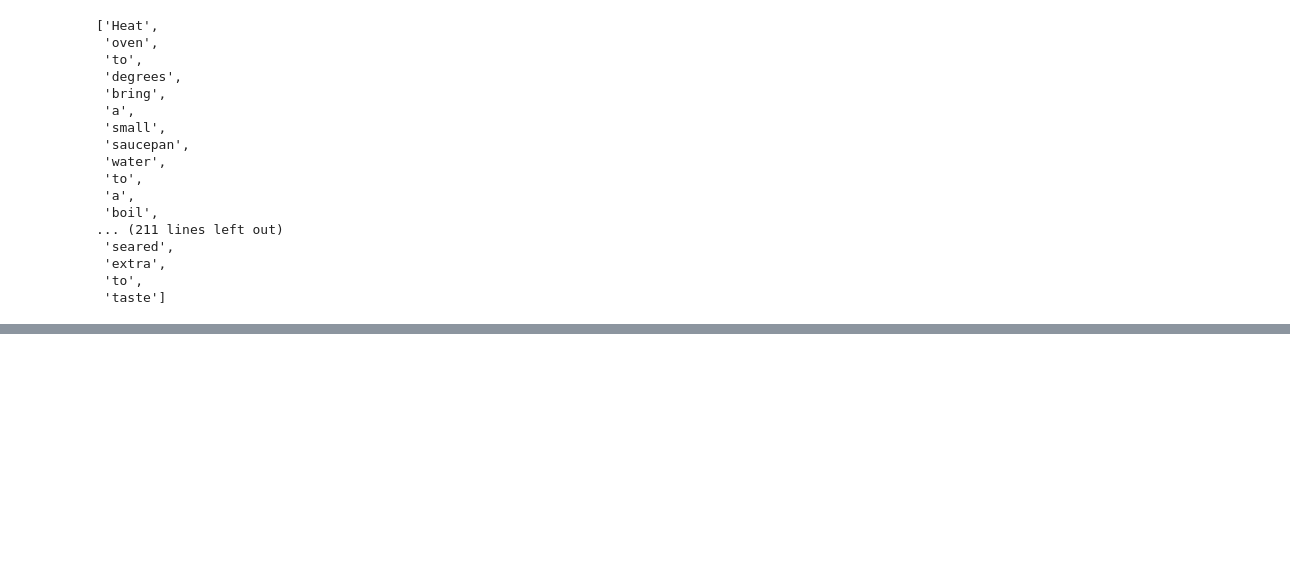
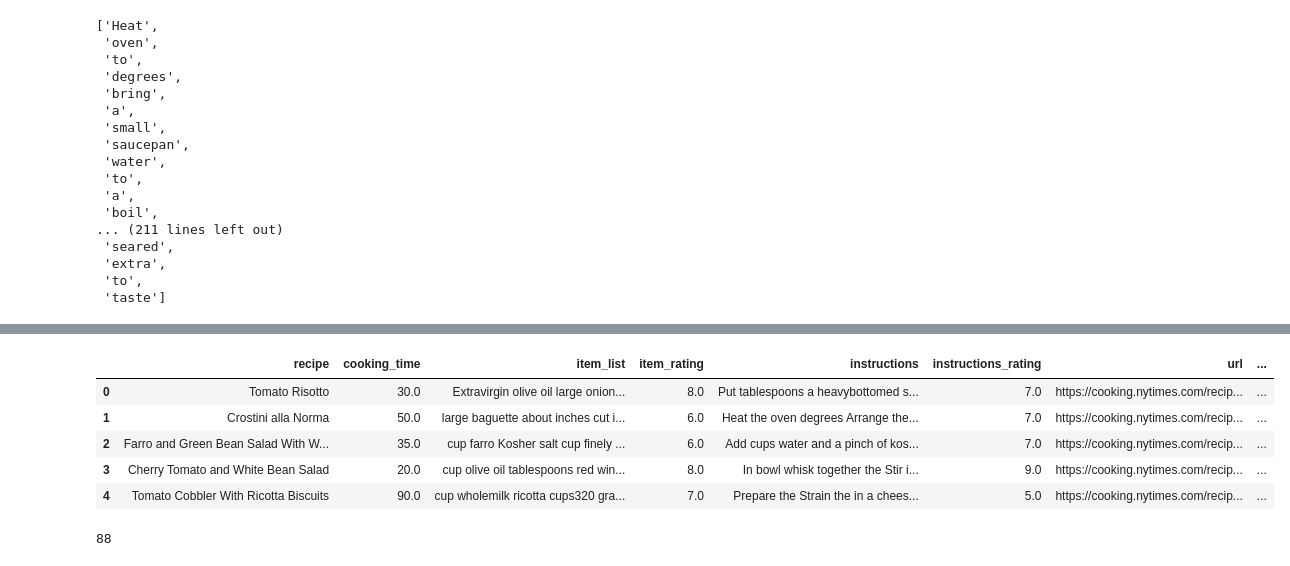
Before and after one commit to max-miller/apocalypse_cooking, a Jupyter notebook: data_prep_and_modeling.ipynb, the cells around one changed output, grey strips where cells are left out. Saved outputs shown, nothing was run; the diff lists cells and outputs as text; code cells hidden in the pictures; blank space fills up the shorter version.

```diff
--- a/data_prep_and_modeling.ipynb
+++ b/data_prep_and_modeling.ipynb
@@ -293,0 +353,24 @@ instructions_bag(items_list,recipe_list)
+# %%
+import os
+from os import listdir
+rating_dfs = list(filter(lambda x: ".xlsx" in x , listdir("rated")))
+master_ratings = pd.DataFrame()
+for file in rating_dfs:
+    master_ratings = pd.concat([master_ratings,pd.read_excel(f'rated/{file}')])
+# %%
+master_ratings = data_processing(master_ratings)
+# %%
+master_ratings['item_list_dummy'] = [1 if x>=7 else 0 for x in master_ratings['item_rating']]
+master_ratings.head()
+# %% [output]
+|  | recipe | cooking_time | item_list | item_rating | instructions | instructions_rating | url | ... |
+| 0 | Tomato Risotto | 30.0 | Extravirgin olive oil large onion... | 8.0 | Put tablespoons a heavybottomed s... | 7.0 | https://cooking.nytimes.com/recip... | ... |
+| 1 | Crostini alla Norma | 50.0 | large baguette about inches cut i... | 6.0 | Heat the oven degrees Arrange the... | 7.0 | https://cooking.nytimes.com/recip... | ... |
+| 2 | Farro and Green Bean Salad With W... | 35.0 | cup farro Kosher salt cup finely ... | 6.0 | Add cups water and a pinch of kos... | 7.0 | https://cooking.nytimes.com/recip... | ... |
+| 3 | Cherry Tomato and White Bean Salad | 20.0 | cup olive oil tablespoons red win... | 8.0 | In bowl whisk together the Stir i... | 9.0 | https://cooking.nytimes.com/recip... | ... |
+| 4 | Tomato Cobbler With Ricotta Biscuits | 90.0 | cup wholemilk ricotta cups320 gra... | 7.0 | Prepare the Strain the in a chees... | 5.0 | https://cooking.nytimes.com/recip... | ... |
+# %%
+#Major class imbalance...
+len(master_ratings[master_ratings['item_list_dummy']==1])
+# %% [output]
+88
```
Also changed, not shown: parts of 21 cells of this notebook, 1 other file.
